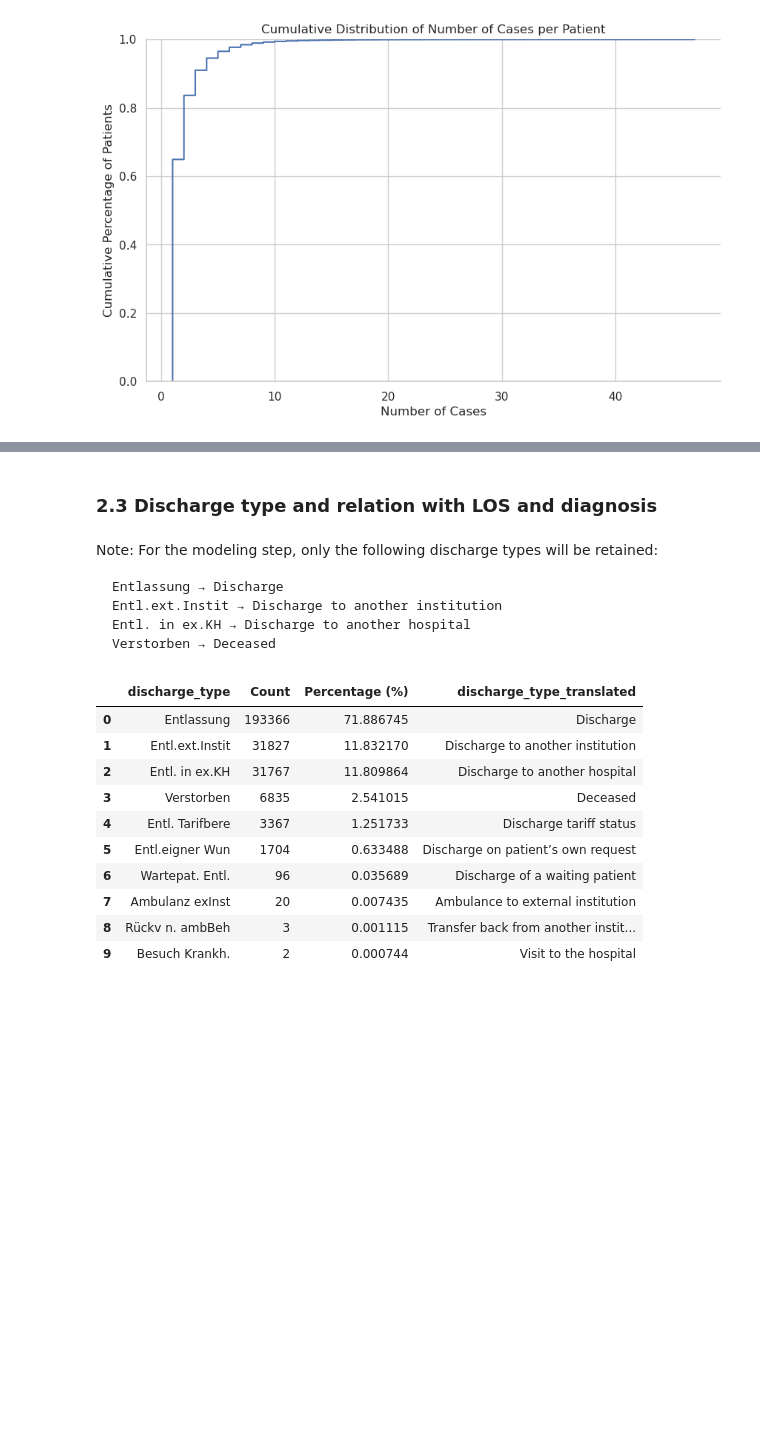
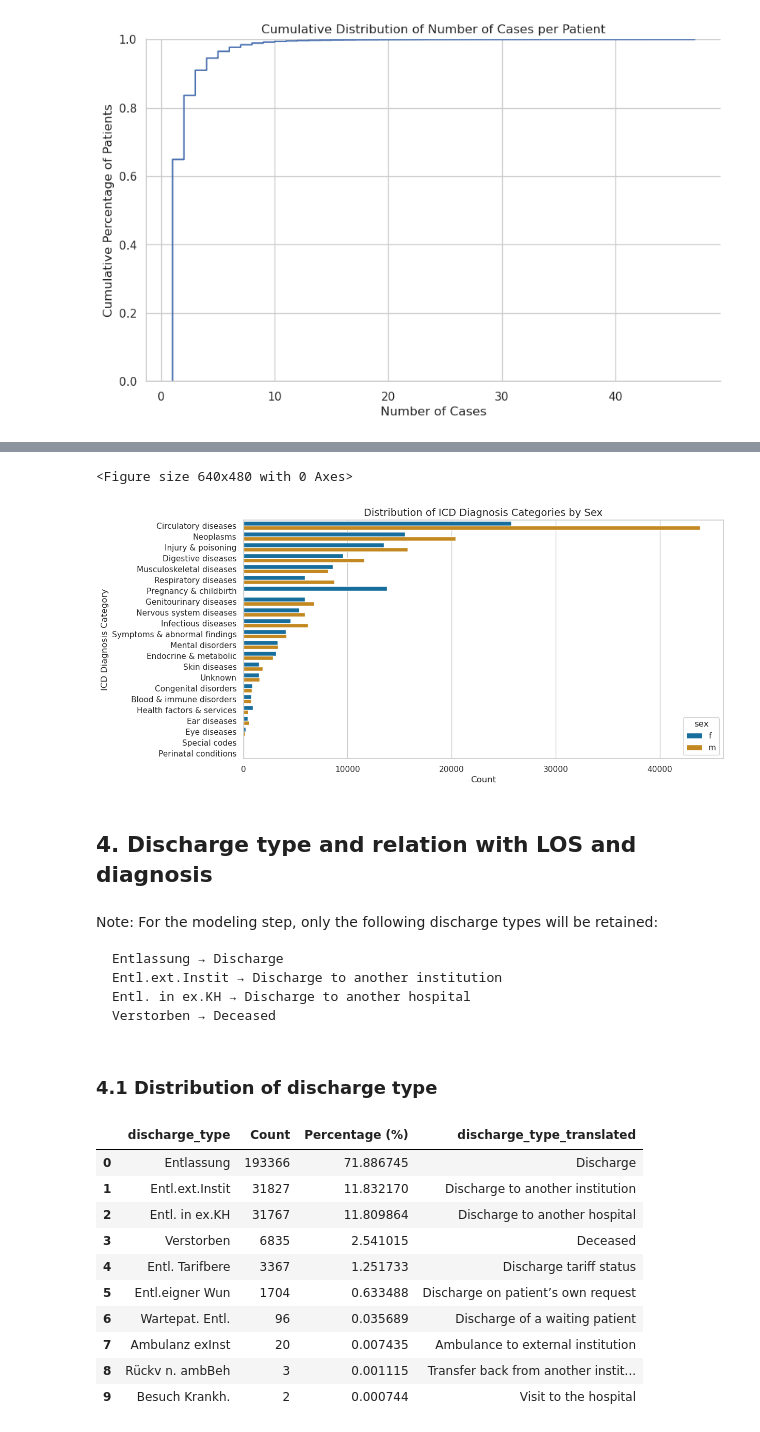
Before and after one commit to Yokopa/hospital-stay-discharge-prediction, a Jupyter notebook: code/4_eda_merged_data.ipynb, the cells around one changed output, grey strips where cells are left out. Cells and saved outputs as stored; diff of their text form; code cells hidden in the pictures; blank space fills up the shorter version.

```diff
--- a/code/4_eda_merged_data.ipynb
+++ b/code/4_eda_merged_data.ipynb
@@ -194,5 +215,23 @@ plt.show()
+# %%
+# Count occurrences of each diagnosis category by sex
+category_sex_counts = merged_data.groupby(["sex", "diagnosis_category"]).size().unstack(fill_value=0)
+
+# Sort by the total count of each diagnosis category to maintain order as in the second plot
+category_order = category_sex_counts.sum(axis=0).sort_values(ascending=False).index
+sns.set_palette("colorblind")
+sns.despine()
+plt.figure(figsize=(12, 6))
+sns.barplot(x='count', y='diagnosis_category', hue='sex', data=category_sex_counts.reset_index().melt(id_vars="sex", value_name="count", var_name="diagnosis_category"),
+            order=category_order)
+plt.xlabel("Count", fontsize=12, fontweight="normal")
+plt.ylabel("ICD Diagnosis Category", fontsize=12, fontweight="normal")
+plt.title("Distribution of ICD Diagnosis Categories by Sex", fontsize=14, fontweight="medium")
+plt.show()
+# %% [output]
+<Figure size 640x480 with 0 Axes>
+[figure, added]
 # %% [markdown]
-### 2.3 Discharge type and relation with LOS and diagnosis
+## 4. Discharge type and relation with LOS and diagnosis
 # %% [markdown]
 Note: For the modeling step, only the following discharge types will be retained:
 
@@ -200,6 +239,8 @@ Note: For the modeling step, only the following discharge types will be retained
     Entl.ext.Instit → Discharge to another institution
     Entl. in ex.KH → Discharge to another hospital
     Verstorben → Deceased
+# %% [markdown]
+### 4.1 Distribution of discharge type
 # %%
 # Mapping of discharge types from German to English
 discharge_translation = {
```
Also changed, not shown: parts of 8 cells of this notebook.
